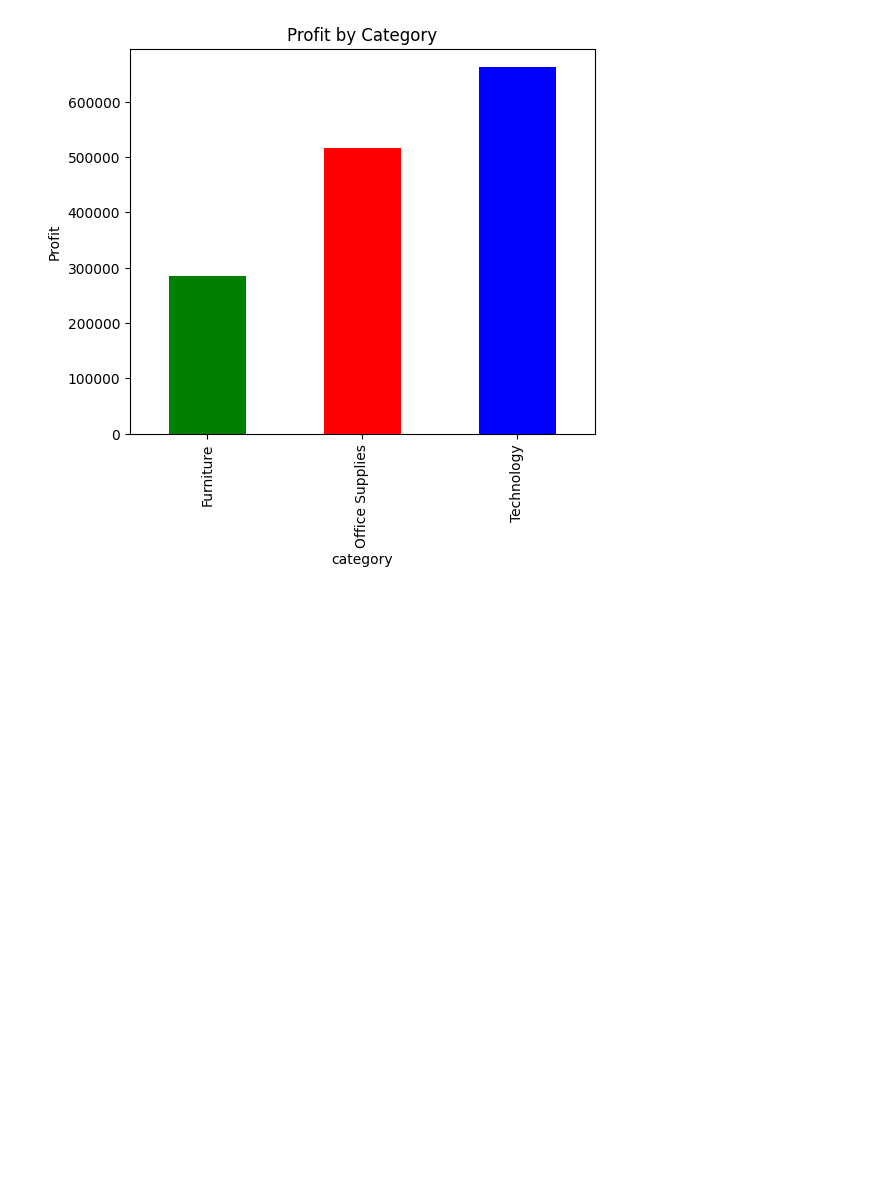
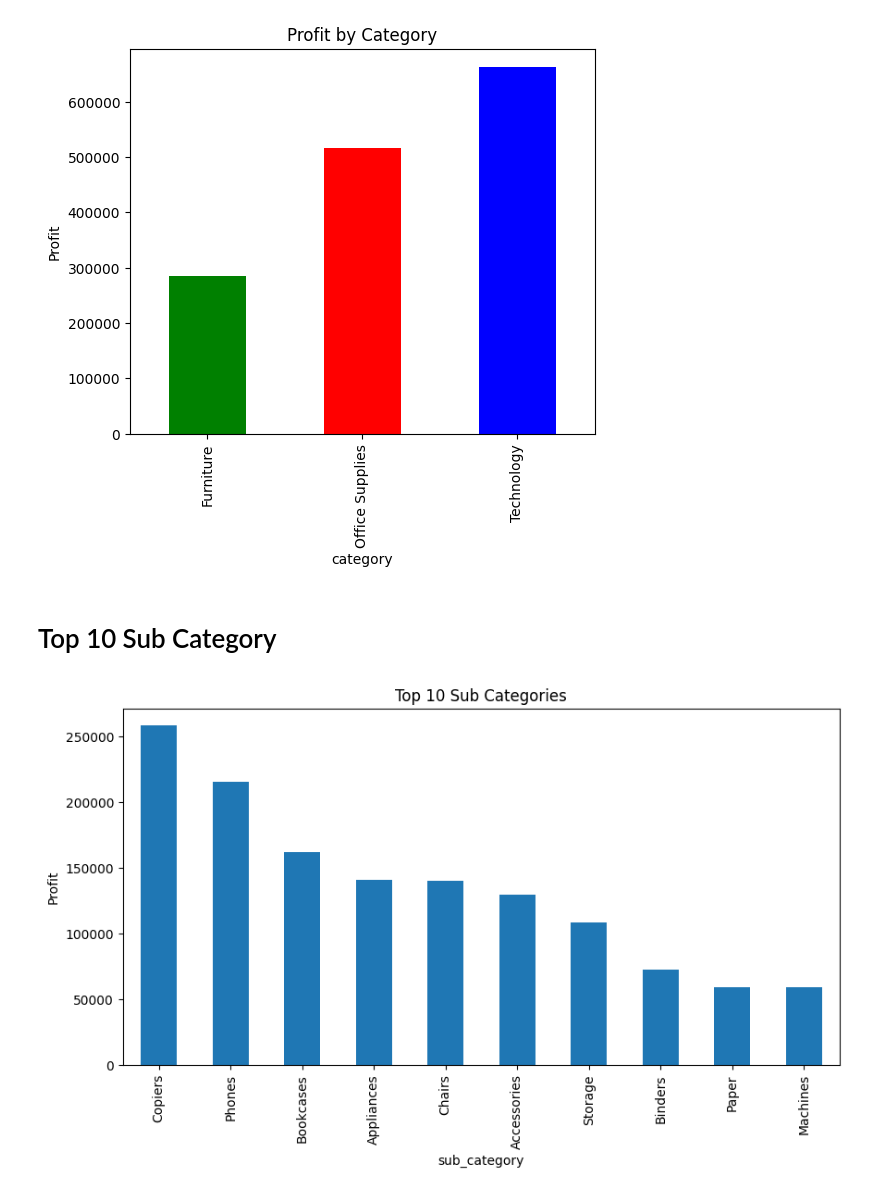
Before and after one commit to Glen0044/DATN---Phantom-Data, a Jupyter notebook: Code/plot/data visualization.ipynb, the cells around one changed output. Cells and saved outputs as stored; diff of their text form; code cells hidden in the pictures; blank space fills up the shorter version.

Commit message:
visualization5

```diff
--- a/Code/plot/data visualization.ipynb
+++ b/Code/plot/data visualization.ipynb
@@ -116,3 +116,23 @@ plt.ylabel("Profit")
 plt.show()
 # %% [output]
 [figure]
+# %% [markdown]
+# Top 10 Sub Category
+# %%
+sub_profit = (
+    df.groupby("sub_category")["profit"]
+      .sum()
+      .sort_values(ascending=False)
+      .head(10)
+)
+
+plt.figure(figsize=(10,5))
+
+sub_profit.plot(kind="bar")
+
+plt.title("Top 10 Sub Categories")
+plt.ylabel("Profit")
+
+plt.show()
+# %% [output]
+[figure, added]
```
